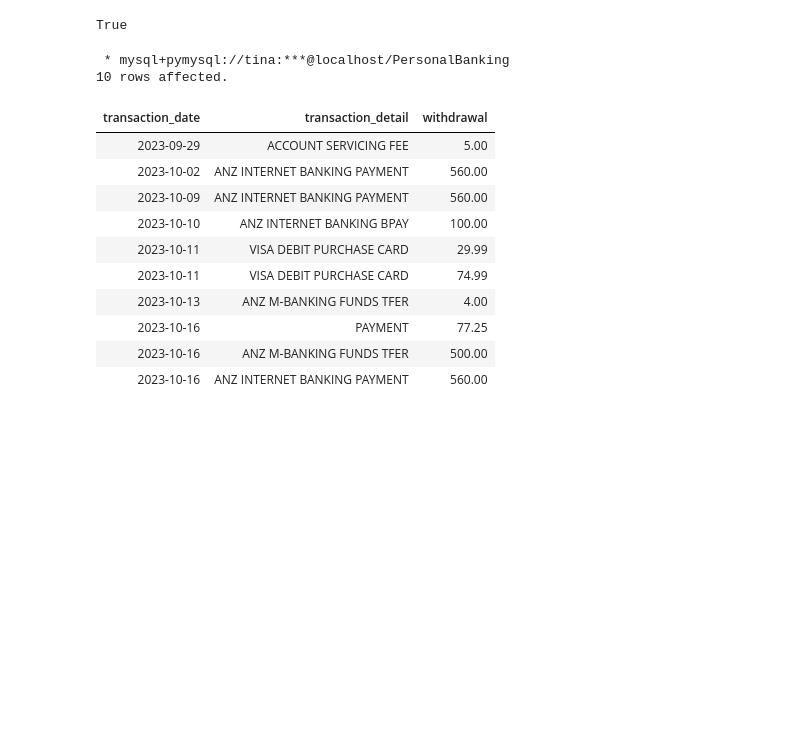
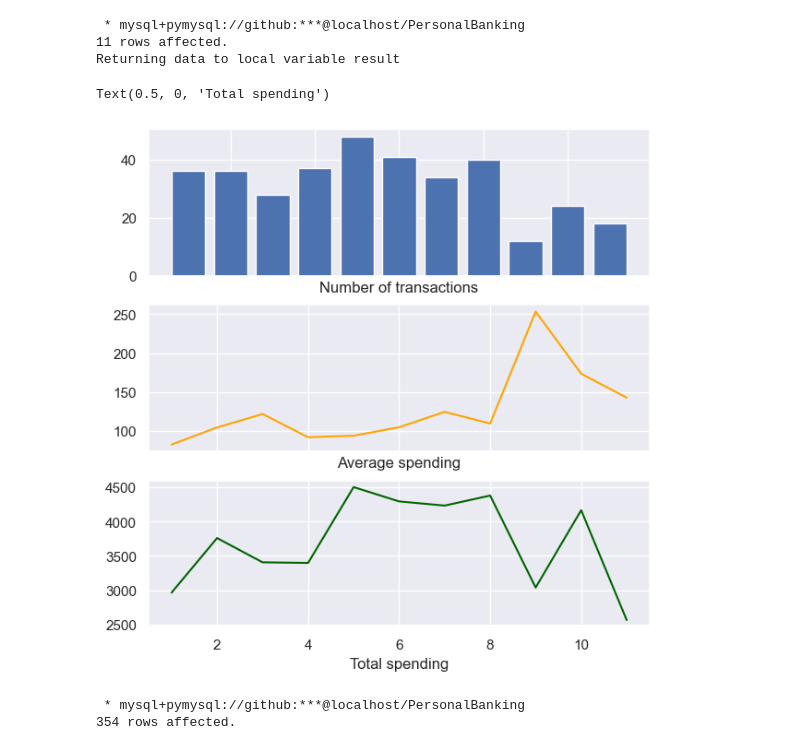
Before and after one commit to tinavo58/data-projects, a Jupyter notebook: personal-spending/spending_analysis_2023.ipynb, the cells around one changed output. Cells and saved outputs as stored; diff of their text form; code cells hidden in the pictures; blank space fills up the shorter version.

```diff
--- a/personal-spending/spending_analysis_2023.ipynb
+++ b/personal-spending/spending_analysis_2023.ipynb
@@ -1,8 +1,11 @@
 # %%
 import os
+import pandas as pd
 from dotenv import load_dotenv; load_dotenv()
+import matplotlib.pyplot as plt
+import seaborn as sns
+
+sns.set_theme()
-# %% [output]
-True
 # %%
 USER_ = os.getenv('USER_')
 PASSWORD = os.getenv('PASSWORD')
@@ -14,17 +18,4 @@ HOST = os.getenv('HOST')
 # %%
 %%sql
-select * from transactions_2023_cleaned limit 10;
+-- let's check if we are connected
+select * from transactions_2023_cleaned limit 5;
-# %% [output]
- * mysql+pymysql://tina:***@localhost/PersonalBanking
-10 rows affected.
-| transaction_date | transaction_detail | withdrawal |
-| 2023-09-29 | ACCOUNT SERVICING FEE | 5.00 |
-| 2023-10-02 | ANZ INTERNET BANKING PAYMENT | 560.00 |
-| 2023-10-09 | ANZ INTERNET BANKING PAYMENT | 560.00 |
-| 2023-10-10 | ANZ INTERNET BANKING BPAY | 100.00 |
-| 2023-10-11 | VISA DEBIT PURCHASE CARD | 29.99 |
-| 2023-10-11 | VISA DEBIT PURCHASE CARD | 74.99 |
-| 2023-10-13 | ANZ M-BANKING FUNDS TFER | 4.00 |
-| 2023-10-16 | PAYMENT | 77.25 |
-| 2023-10-16 | ANZ M-BANKING FUNDS TFER | 500.00 |
-| 2023-10-16 | ANZ INTERNET BANKING PAYMENT | 560.00 |
@@ -30,0 +24,56 @@ select * from transactions_2023_cleaned limit 10;
+# %%
+%%sql result <<
+with cte as (
+    select
+        month(transaction_date) as month_num
+        ,monthname(transaction_date) as month_name
+        ,withdrawal
+    from transactions_2023_cleaned
+)
+select
+    month_name
+    ,month_num
+    ,count(withdrawal) as num_of_transactions
+    ,sum(withdrawal) as spending
+    ,avg(withdrawal) as average_spending
+from cte
+group by 1, 2
+order by 2;
+# %% [output]
+ * mysql+pymysql://github:***@localhost/PersonalBanking
+11 rows affected.
+Returning data to local variable result
+# %%
+df = result.DataFrame()
+fig = plt.figure(figsize=(7, 7))
+
+ax1 = fig.add_subplot(311)
+ax2 = fig.add_subplot(312)
+ax3 = fig.add_subplot(313)
+
+
+ax1.bar(df['month_num'], df['num_of_transactions'])
+ax1.set_xlabel('Number of transactions')
+ax1.tick_params(
+    axis='x',
+    labelbottom=False
+)
+
+ax2.plot(df['month_num'], df['average_spending'],linestyle='-', c='orange')
+ax2.set_xlabel('Average spending')
+ax2.tick_params(
+    axis='x',
+    labelbottom=False
+)
+
+ax3.plot(df['month_num'], df['spending'], c='darkgreen')
+ax3.set_xlabel('Total spending')
+# %% [output]
+Text(0.5, 0, 'Total spending')
+[figure, added]
+# %%
+spending = %sql select transaction_date, withdrawal from transactions_2023_cleaned
+spending = spending.DataFrame()
+# %% [output]
+ * mysql+pymysql://github:***@localhost/PersonalBanking
+354 rows affected.
```
Also changed, not shown: parts of 7 cells of this notebook.
